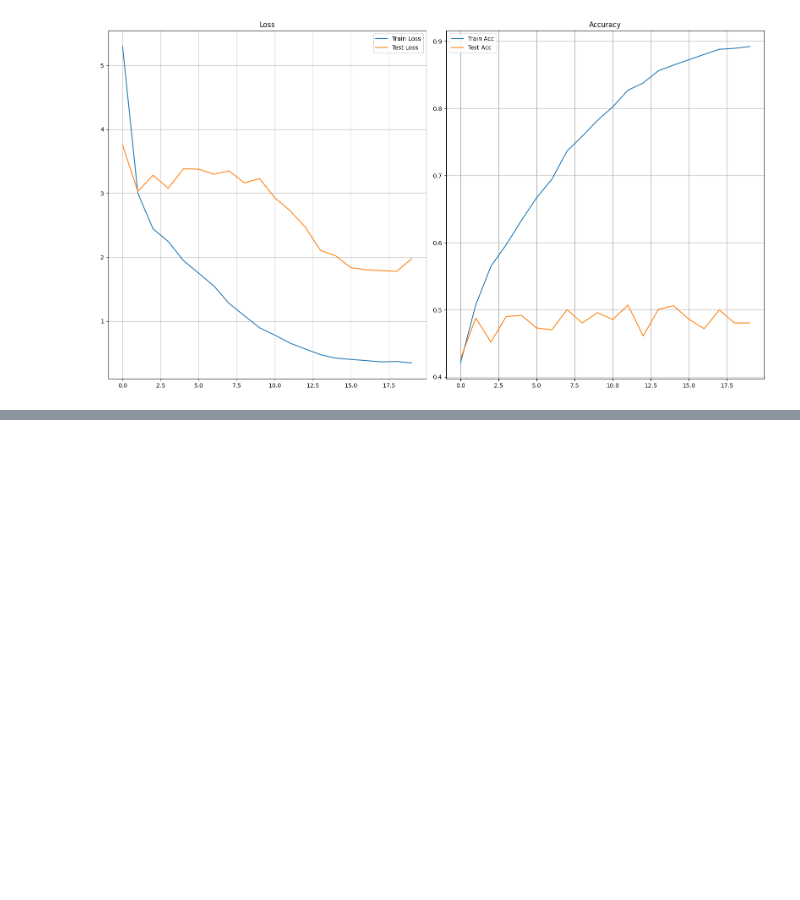
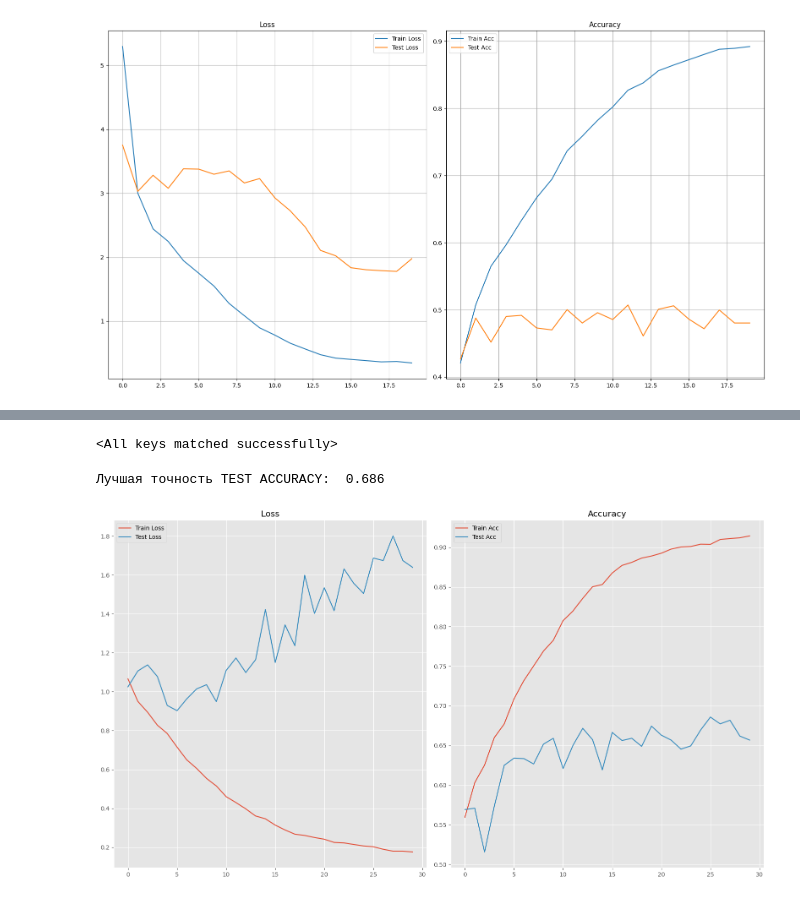
Before and after one commit to Chernii-Gospodin/mushroom_clsfier_practic, a Jupyter notebook: CNN mushroom classifiers .ipynb, the cells around one changed output, grey strips where cells are left out. Cells and saved outputs as stored; diff of their text form; code cells hidden in the pictures; blank space fills up the shorter version.

```diff
--- a/CNN mushroom classifiers .ipynb
+++ b/CNN mushroom classifiers .ipynb
@@ -748,0 +969,17 @@ plot_training_history(smallCNNResNet_metric)
+# %%
+a = torch.load('resnet18_last_checkpoit_aug.pt')
+
+resnet18.load_state_dict(a['model_params'])
+# %% [output]
+<All keys matched successfully>
+# %%
+losses = {'train_losses': a['train_losses'],
+          'train_accs': a['train_accs'],
+          'test_losses': a['test_losses'],
+          'test_accs': a['test_accs']}
+
+print('Лучшая точность TEST ACCURACY: ', round(max(losses['test_accs']), 3))
+plot_training_history(losses)
+# %% [output]
+Лучшая точность TEST ACCURACY:  0.686
+[figure, added]
```
Also changed, not shown: parts of 16 cells of this notebook, 2 other files.
